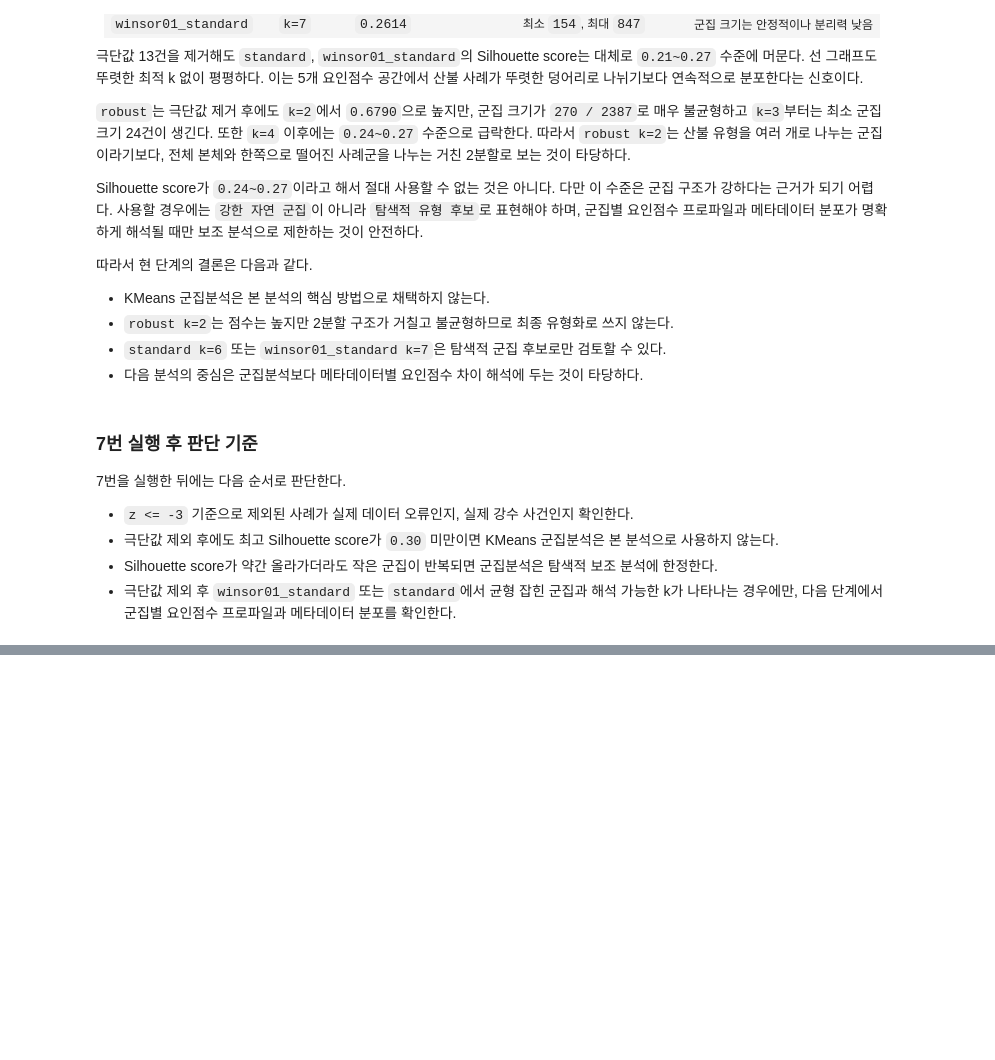
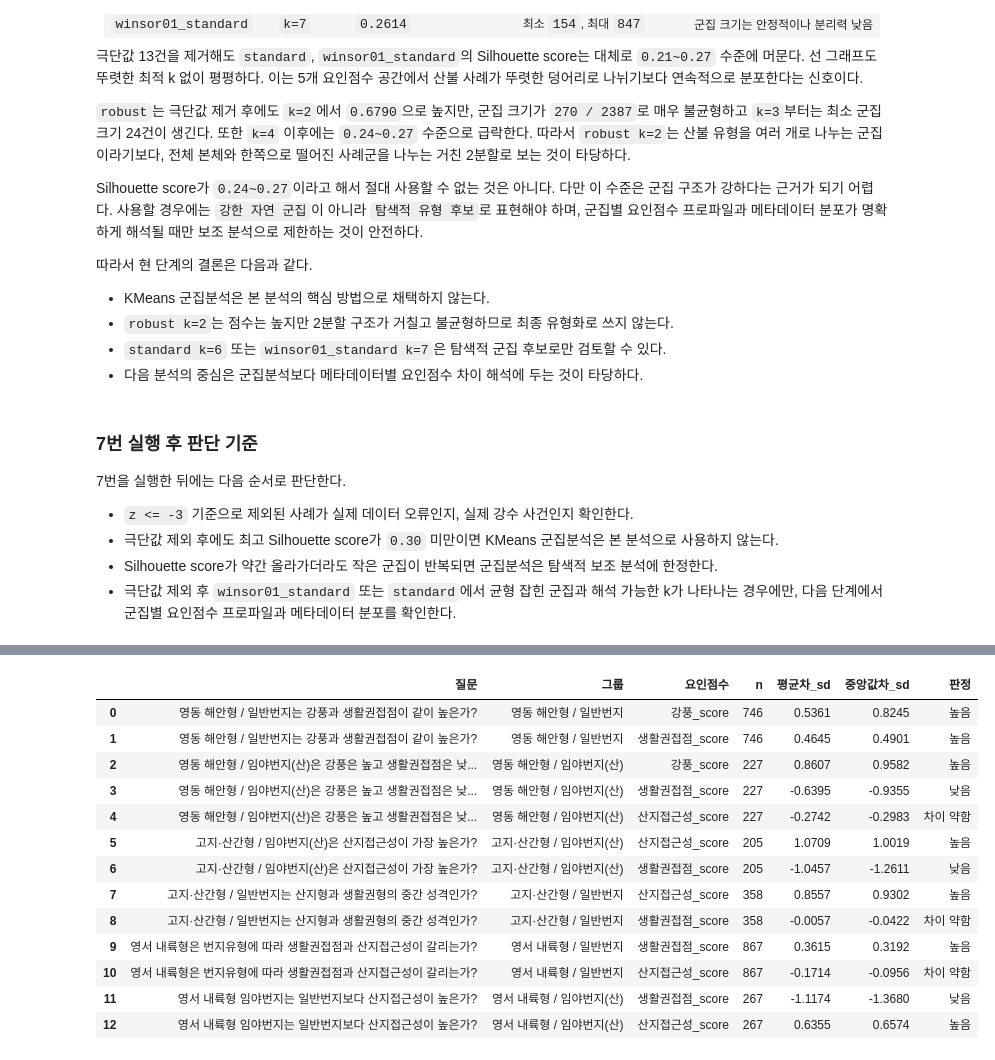
Before and after one commit to Max-JI64/farm-system-public-02, a Jupyter notebook: jsw/Analysis/2026-06-08_FA.ipynb, the cells around one changed output, grey strips where cells are left out. Drawn from its saved outputs; the diff is of its cells as text; code cells hidden in the pictures; blank space fills up the shorter version.

```diff
--- a/jsw/Analysis/2026-06-08_FA.ipynb
+++ b/jsw/Analysis/2026-06-08_FA.ipynb
@@ -5485,0 +6295,98 @@ Silhouette score가 `0.24~0.27`이라고 해서 절대 사용할 수 없는 것
+# %%
+# 8-2-3. 핵심 질문 검증표
+SEQ2_KEY_QUESTIONS = [
+    {
+        "질문": "영동 해안형 / 일반번지는 강풍과 생활권접점이 같이 높은가?",
+        "그룹": "영동 해안형 / 일반번지",
+        "확인요인": ["강풍_score", "생활권접점_score"],
+    },
+    {
+        "질문": "영동 해안형 / 임야번지(산)은 강풍은 높고 생활권접점은 낮아지는가?",
+        "그룹": "영동 해안형 / 임야번지(산)",
+        "확인요인": ["강풍_score", "생활권접점_score", "산지접근성_score"],
+    },
+    {
+        "질문": "고지·산간형 / 임야번지(산)은 산지접근성이 가장 높은가?",
+        "그룹": "고지·산간형 / 임야번지(산)",
+        "확인요인": ["산지접근성_score", "생활권접점_score"],
+    },
+    {
+        "질문": "고지·산간형 / 일반번지는 산지형과 생활권형의 중간 성격인가?",
+        "그룹": "고지·산간형 / 일반번지",
+        "확인요인": ["산지접근성_score", "생활권접점_score"],
+    },
+    {
+        "질문": "영서 내륙형은 번지유형에 따라 생활권접점과 산지접근성이 갈리는가?",
+        "그룹": "영서 내륙형 / 일반번지",
+        "확인요인": ["생활권접점_score", "산지접근성_score"],
+    },
+    {
+        "질문": "영서 내륙형 임야번지는 일반번지보다 산지접근성이 높은가?",
+        "그룹": "영서 내륙형 / 임야번지(산)",
+        "확인요인": ["생활권접점_score", "산지접근성_score"],
+    },
+]
+
+key_rows = []
+for item in SEQ2_KEY_QUESTIONS:
+    group_name = item["그룹"]
+    for score_col in item["확인요인"]:
+        matched = climate_addr_summary_long[
+            (climate_addr_summary_long["그룹"] == group_name)
+            & (climate_addr_summary_long["요인점수"] == score_col)
+        ]
+        if matched.empty:
+            key_rows.append(
+                {
+                    "질문": item["질문"],
+                    "그룹": group_name,
+                    "요인점수": score_col,
+                    "n": np.nan,
+                    "평균차_sd": np.nan,
+                    "중앙값차_sd": np.nan,
+                    "판정": "그룹 없음",
+                }
+            )
+            continue
+
+        row = matched.iloc[0]
+        mean_diff = row["평균차_sd"]
+        median_diff = row["중앙값차_sd"]
+        if mean_diff >= 0.30 and median_diff >= 0.30:
+            decision = "높음"
+        elif mean_diff <= -0.30 and median_diff <= -0.30:
+            decision = "낮음"
+        elif abs(mean_diff) < 0.30 and abs(median_diff) < 0.30:
+            decision = "차이 약함"
+        else:
+            decision = "평균/중앙값 불일치"
+
+        key_rows.append(
+            {
+                "질문": item["질문"],
+                "그룹": group_name,
+                "요인점수": score_col,
+                "n": int(row["n"]),
+                "평균차_sd": mean_diff,
+                "중앙값차_sd": median_diff,
+                "판정": decision,
+            }
+        )
+
+climate_addr_key_questions = pd.DataFrame(key_rows)
+display(climate_addr_key_questions.round(4))
+# %% [output]
+|  | 질문 | 그룹 | 요인점수 | n | 평균차_sd | 중앙값차_sd | 판정 |
+| 0 | 영동 해안형 / 일반번지는 강풍과 생활권접점이 같이 높은가? | 영동 해안형 / 일반번지 | 강풍_score | 746 | 0.5361 | 0.8245 | 높음 |
+| 1 | 영동 해안형 / 일반번지는 강풍과 생활권접점이 같이 높은가? | 영동 해안형 / 일반번지 | 생활권접점_score | 746 | 0.4645 | 0.4901 | 높음 |
+| 2 | 영동 해안형 / 임야번지(산)은 강풍은 높고 생활권접점은 낮... | 영동 해안형 / 임야번지(산) | 강풍_score | 227 | 0.8607 | 0.9582 | 높음 |
+| 3 | 영동 해안형 / 임야번지(산)은 강풍은 높고 생활권접점은 낮... | 영동 해안형 / 임야번지(산) | 생활권접점_score | 227 | -0.6395 | -0.9355 | 낮음 |
+| 4 | 영동 해안형 / 임야번지(산)은 강풍은 높고 생활권접점은 낮... | 영동 해안형 / 임야번지(산) | 산지접근성_score | 227 | -0.2742 | -0.2983 | 차이 약함 |
+| 5 | 고지·산간형 / 임야번지(산)은 산지접근성이 가장 높은가? | 고지·산간형 / 임야번지(산) | 산지접근성_score | 205 | 1.0709 | 1.0019 | 높음 |
+| 6 | 고지·산간형 / 임야번지(산)은 산지접근성이 가장 높은가? | 고지·산간형 / 임야번지(산) | 생활권접점_score | 205 | -1.0457 | -1.2611 | 낮음 |
+| 7 | 고지·산간형 / 일반번지는 산지형과 생활권형의 중간 성격인가? | 고지·산간형 / 일반번지 | 산지접근성_score | 358 | 0.8557 | 0.9302 | 높음 |
+| 8 | 고지·산간형 / 일반번지는 산지형과 생활권형의 중간 성격인가? | 고지·산간형 / 일반번지 | 생활권접점_score | 358 | -0.0057 | -0.0422 | 차이 약함 |
+| 9 | 영서 내륙형은 번지유형에 따라 생활권접점과 산지접근성이 갈리는가? | 영서 내륙형 / 일반번지 | 생활권접점_score | 867 | 0.3615 | 0.3192 | 높음 |
+| 10 | 영서 내륙형은 번지유형에 따라 생활권접점과 산지접근성이 갈리는가? | 영서 내륙형 / 일반번지 | 산지접근성_score | 867 | -0.1714 | -0.0956 | 차이 약함 |
+| 11 | 영서 내륙형 임야번지는 일반번지보다 산지접근성이 높은가? | 영서 내륙형 / 임야번지(산) | 생활권접점_score | 267 | -1.1174 | -1.3680 | 낮음 |
+| 12 | 영서 내륙형 임야번지는 일반번지보다 산지접근성이 높은가? | 영서 내륙형 / 임야번지(산) | 산지접근성_score | 267 | 0.6355 | 0.6574 | 높음 |
```
Also changed, not shown: parts of 13 cells of this notebook, 1 other file.
